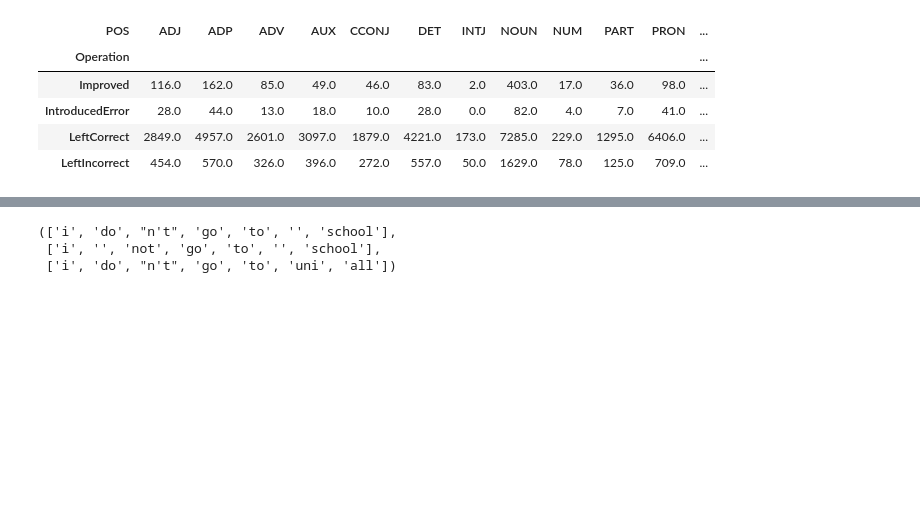
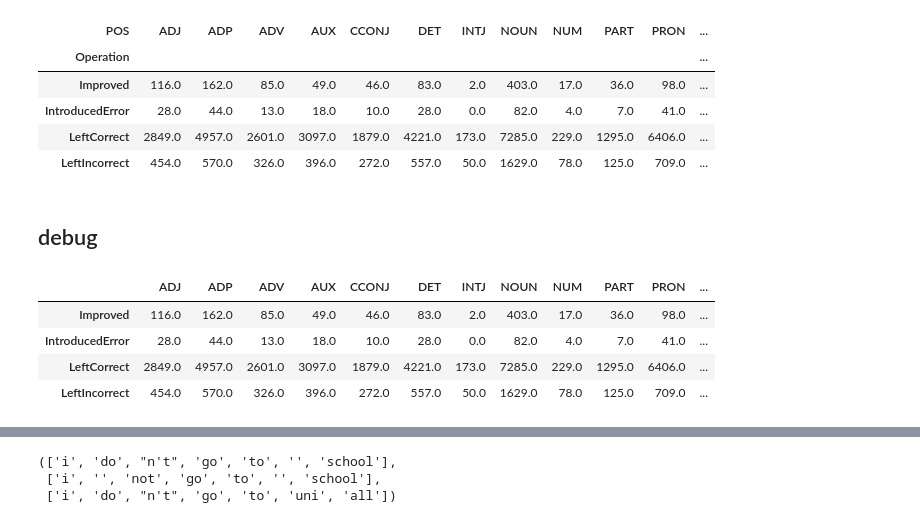
Before and after one commit to marndr/ChatGPT-ASR, a Jupyter notebook: notebooks/alignment.ipynb, the cells around one changed output, grey strips where cells are left out. Drawn from its saved outputs; the diff is of its cells as text; code cells hidden in the pictures; blank space fills up the shorter version.

```diff
--- a/notebooks/alignment.ipynb
+++ b/notebooks/alignment.ipynb
@@ -189,0 +192,18 @@ pivot_df
+# %% [markdown]
+## debug
+# %%
+data = {
+    'Improved': [116.0, 162.0, 85.0, 49.0, 46.0, 83.0, 2.0, 403.0, 17.0, 36.0, 98.0, 72.0, 0.0, 32.0, 0.0, 284.0, 0.0],
+    'IntroducedError': [28.0, 44.0, 13.0, 18.0, 10.0, 28.0, 0.0, 82.0, 4.0, 7.0, 41.0, 8.0, 0.0, 13.0, 0.0, 74.0, 0.0],
+    'LeftCorrect': [2849.0, 4957.0, 2601.0, 3097.0, 1879.0, 4221.0, 173.0, 7285.0, 229.0, 1295.0, 6406.0, 648.0, 5.0, 1297.0, 0.0, 5884.0, 3.0],
+    'LeftIncorrect': [454.0, 570.0, 326.0, 396.0, 272.0, 557.0, 50.0, 1629.0, 78.0, 125.0, 709.0, 516.0, 0.0, 133.0, 1.0, 1054.0, 1.0]
+}
+df = pd.DataFrame(data, index=['ADJ', 'ADP', 'ADV', 'AUX', 'CCONJ', 'DET', 'INTJ', 'NOUN', 'NUM', 'PART', 'PRON', 'PROPN', 'PUNCT', 'SCONJ', 'SYM', 'VERB', 'X'])
+df = df.T
+df
+# %% [output]
+|  | ADJ | ADP | ADV | AUX | CCONJ | DET | INTJ | NOUN | NUM | PART | PRON | ... |
+| Improved | 116.0 | 162.0 | 85.0 | 49.0 | 46.0 | 83.0 | 2.0 | 403.0 | 17.0 | 36.0 | 98.0 | ... |
+| IntroducedError | 28.0 | 44.0 | 13.0 | 18.0 | 10.0 | 28.0 | 0.0 | 82.0 | 4.0 | 7.0 | 41.0 | ... |
+| LeftCorrect | 2849.0 | 4957.0 | 2601.0 | 3097.0 | 1879.0 | 4221.0 | 173.0 | 7285.0 | 229.0 | 1295.0 | 6406.0 | ... |
+| LeftIncorrect | 454.0 | 570.0 | 326.0 | 396.0 | 272.0 | 557.0 | 50.0 | 1629.0 | 78.0 | 125.0 | 709.0 | ... |
```
Also changed, not shown: parts of 10 cells of this notebook.
